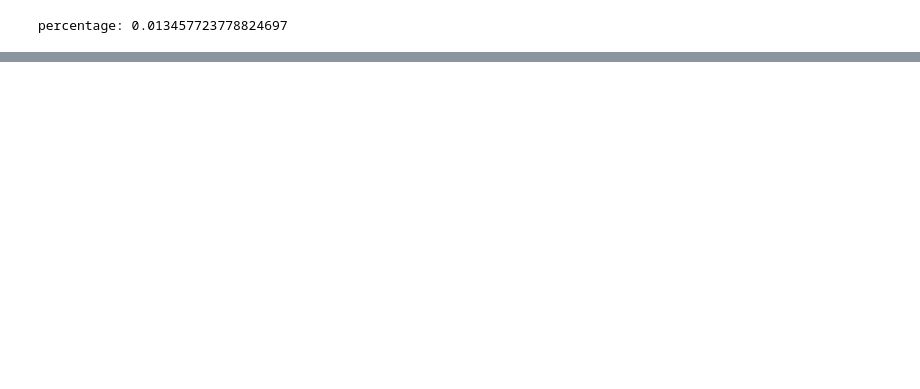
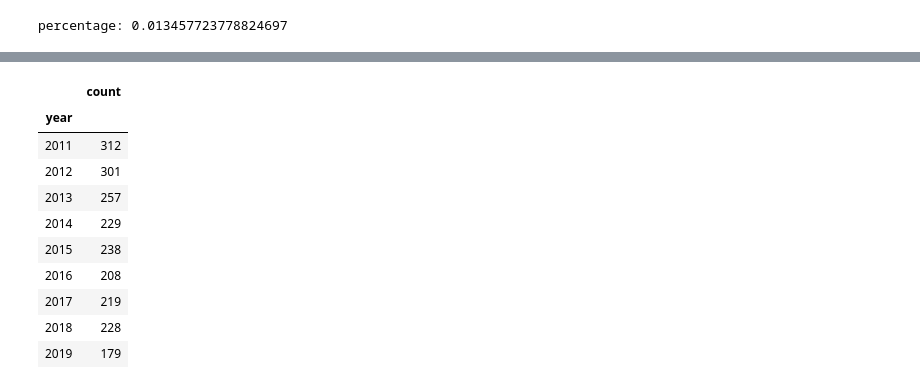
Before and after one commit to randombenj/hslu-dbs, a Jupyter notebook: project/data-mining.ipynb, the cells around one changed output, grey strips where cells are left out. Saved outputs shown, nothing was run; the diff lists cells and outputs as text; code cells hidden in the pictures; blank space fills up the shorter version.

```diff
--- a/project/data-mining.ipynb
+++ b/project/data-mining.ipynb
@@ -45,0 +208,26 @@ percentage: 0.013457723778824697
+# %%
+lethal_accident_by_year = pd.DataFrame(list(db.accidents.aggregate([
+    {"$match": {"severity.id": {"$eq": "as1"}}},
+    {"$group" : {"_id": "$timestamp.year", "count": {"$sum": 1}}},
+    {"$project": {
+      "_id": 0,
+      "year": "$_id",
+      "count": 1,
+    }},
+    {"$sort": {"year": 1}},
+])))
+lethal_accident_by_year.set_index("year", inplace=True)
+
+lethal_accident_by_year
+# %% [output]
+|  | count |
+| year |  |
+| 2011 | 312 |
+| 2012 | 301 |
+| 2013 | 257 |
+| 2014 | 229 |
+| 2015 | 238 |
+| 2016 | 208 |
+| 2017 | 219 |
+| 2018 | 228 |
+| 2019 | 179 |
```
Also changed, not shown: parts of 14 cells of this notebook.
